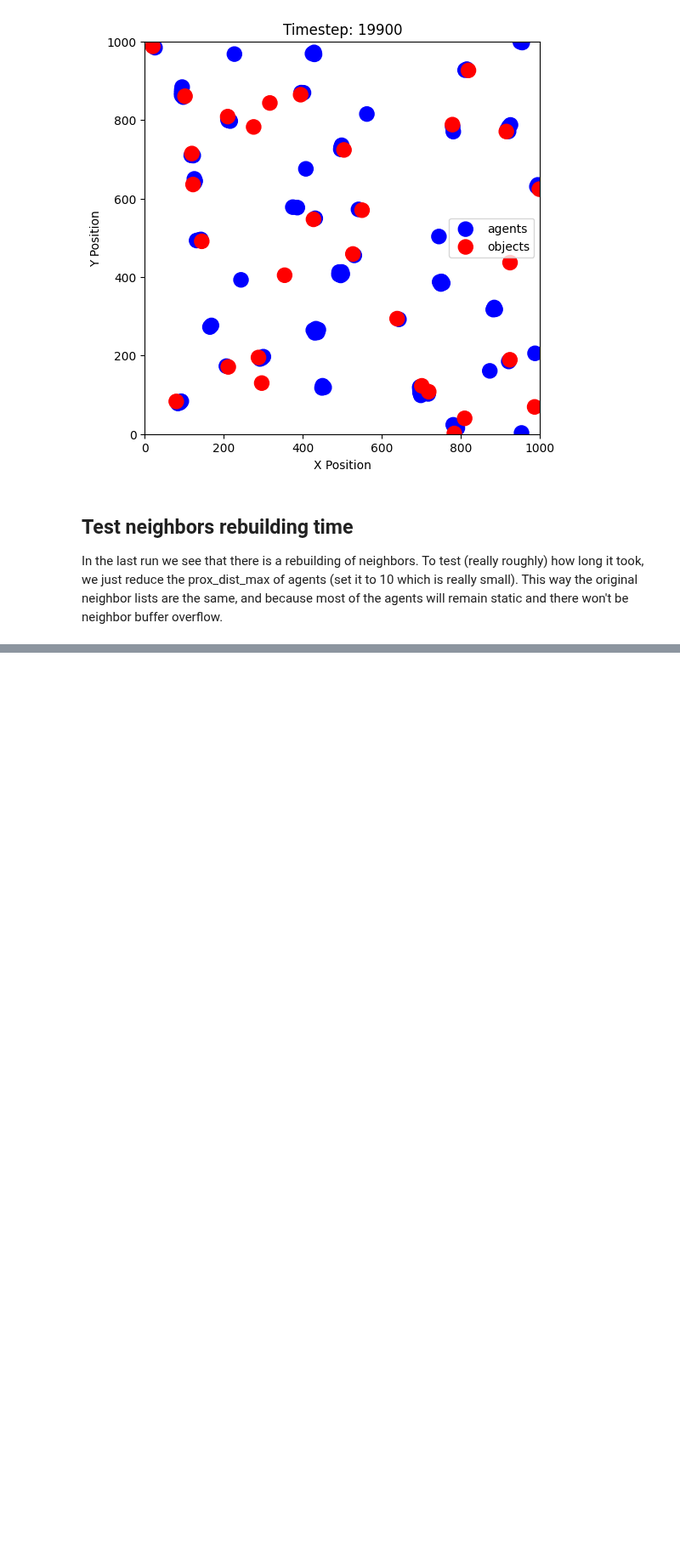
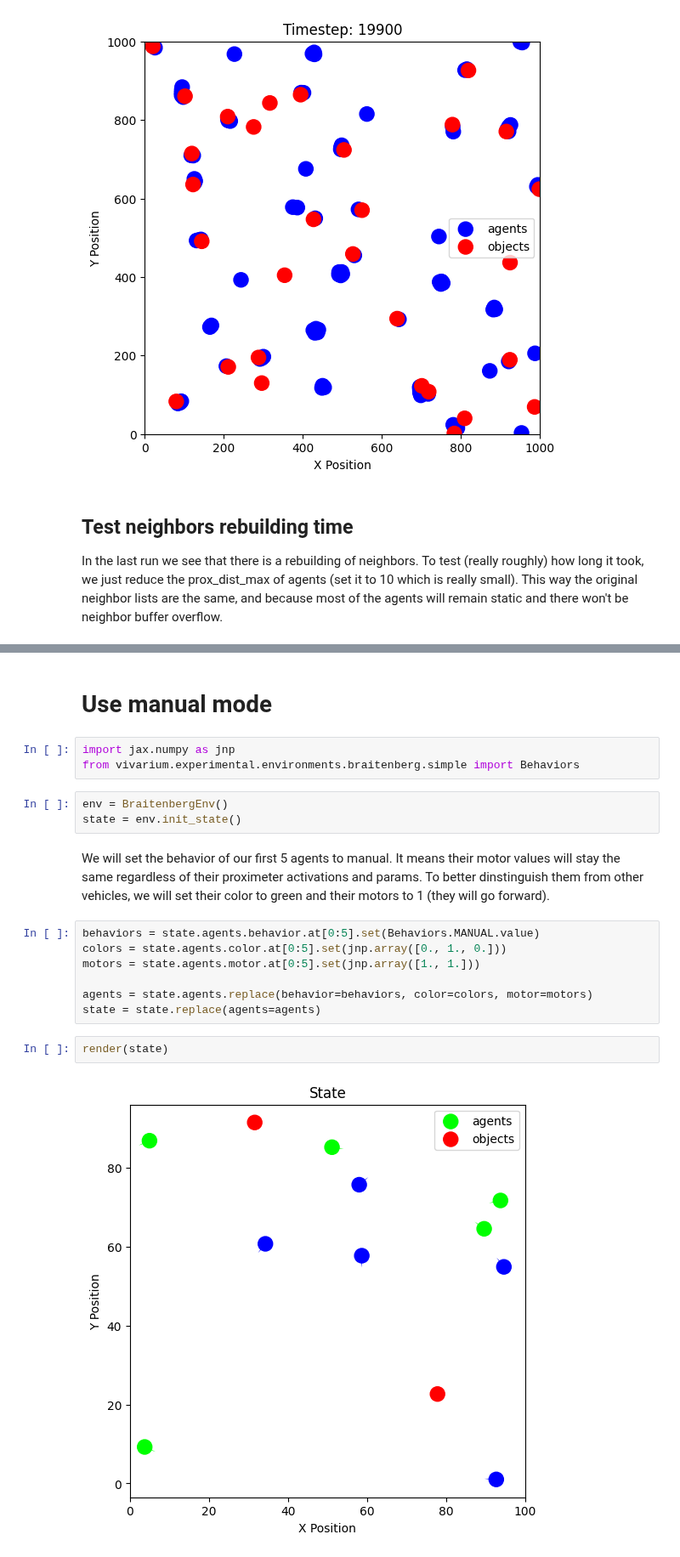
Before and after one commit to clement-moulin-frier/vivarium, a Jupyter notebook: vivarium/experimental/notebooks/simple_braitenberg.ipynb, the cells around one changed output, grey strips where cells are left out. Shown at 85% size. Cells and saved outputs as stored; diff of their text form; blank space fills up the shorter version.

Commit message:
Add behavior refactoring in simple braitenberg env

```diff
--- a/vivarium/experimental/notebooks/simple_braitenberg.ipynb
+++ b/vivarium/experimental/notebooks/simple_braitenberg.ipynb
@@ -90,0 +91,21 @@ Simulation ran in 17.63896679500067 for 20000 timesteps
+# %% [markdown]
+# Use manual mode
+# %%
+import jax.numpy as jnp
+from vivarium.experimental.environments.braitenberg.simple import Behaviors
+# %%
+env = BraitenbergEnv()
+state = env.init_state()
+# %% [markdown]
+We will set the behavior of our first 5 agents to manual. It means their motor values will stay the same regardless of their proximeter activations and params. To better dinstinguish them from other vehicles, we will set their color to green and their motors to 1 (they will go forward).
+# %%
+behaviors = state.agents.behavior.at[0:5].set(Behaviors.MANUAL.value)
+colors = state.agents.color.at[0:5].set(jnp.array([0., 1., 0.]))
+motors = state.agents.motor.at[0:5].set(jnp.array([1., 1.]))
+
+agents = state.agents.replace(behavior=behaviors, color=colors, motor=motors)
+state = state.replace(agents=agents)
+# %%
+render(state)
+# %% [output]
+[figure, added]
```
Also changed, not shown: parts of 5 cells of this notebook, 2 other files.
